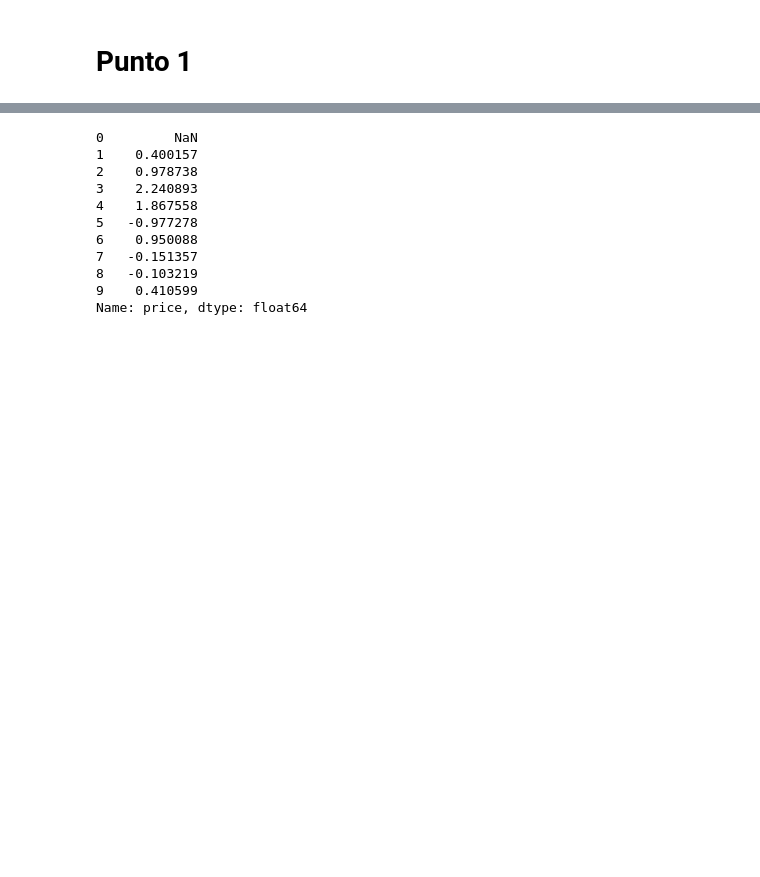
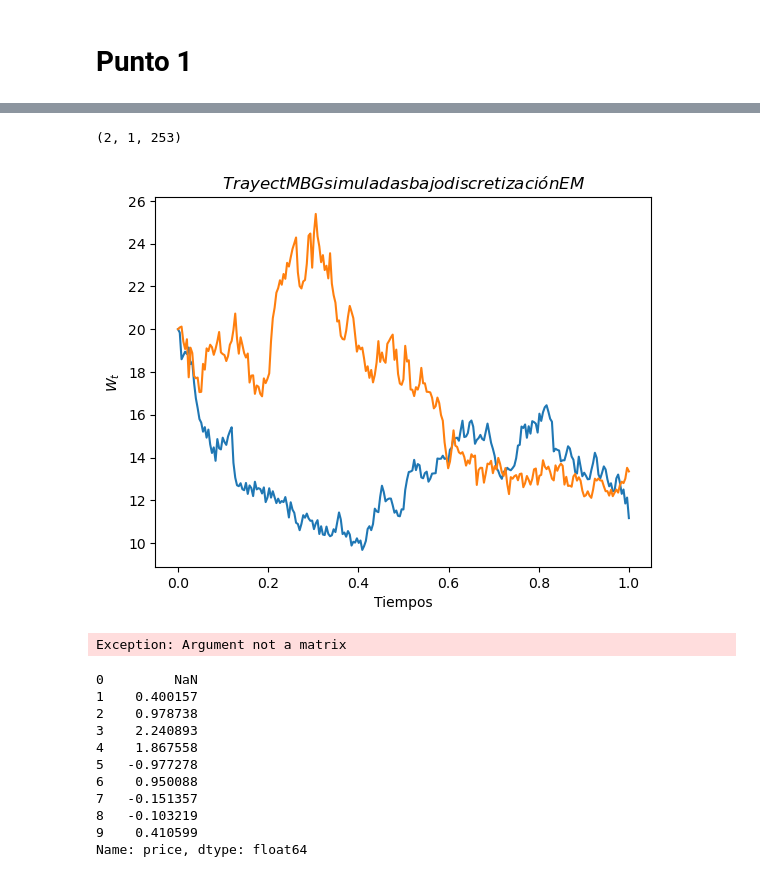
Before and after one commit to msanchezr99/Talleres_estocasticos1, a Jupyter notebook: Procesos_estoc_continuos/Punto1_Unit3.ipynb, the cells around one changed output, grey strips where cells are left out. Saved outputs shown, nothing was run; the diff lists cells and outputs as text; code cells hidden in the pictures; blank space fills up the shorter version.

Commit message:
Funciones pasadas a archivo brownian_motion

```diff
--- a/Procesos_estoc_continuos/Punto1_Unit3.ipynb
+++ b/Procesos_estoc_continuos/Punto1_Unit3.ipynb
@@ -127,3 +53,39 @@ Exception: Argument not a matrix
+# %%
+#Numeral 2
+T=1
+n=253
+d=1
+time=np.linspace(0,T,n)
+dt=T/(n-1)
+G_0=20
+mu=0.3
+sigma=0.5
+
+G=bm.EM_geom_brown(G_0,mu,sigma,n,d,dt=dt)
+G_teor=bm.teor_solut_GBM(G_0,mu,sigma,n,d,T)
+print(np.array([G,G_teor]).shape)
+
+fig, ax = plt.subplots()
+ax.plot(time,np.vstack([G,G_teor]).T)
+ax.set_title("$Trayect MBG simuladas bajo discretización EM$")
+ax.set_xlabel("Tiempos")
+ax.set_ylabel("$W_t$")
+plt.show()
+
+mu_teor_t,cov_teor=bm.geometric_theoret_mu_cov(time,alpha=mu-sigma**2/2,lamda=sigma)
+mu_hat_t,cov_hat=bm.empiric_mu_cov(G)
+
+var_hat_t=np.diag(cov_hat)
+var_teor_t=np.diag(cov_teor)
+
+mu_error=bm.error(mu_hat_t,mu_teor_t)
+var_error=bm.error(var_hat_t,var_teor_t)
+
+plotear("Geométrico",time, mu_teor_t,mu_hat_t,var_teor_t,var_hat_t,mu_error,var_error,lim_err=[0,0.5])
+# %% [output]
+(2, 1, 253)
+[figure, added]
+Exception: Argument not a matrix
 # %%
 np.random.seed(0)
 df = pd.DataFrame(10 + np.random.randn(10).cumsum(), columns=['price'])
```
Also changed, not shown: parts of 1 cell of this notebook, 1 other file.
